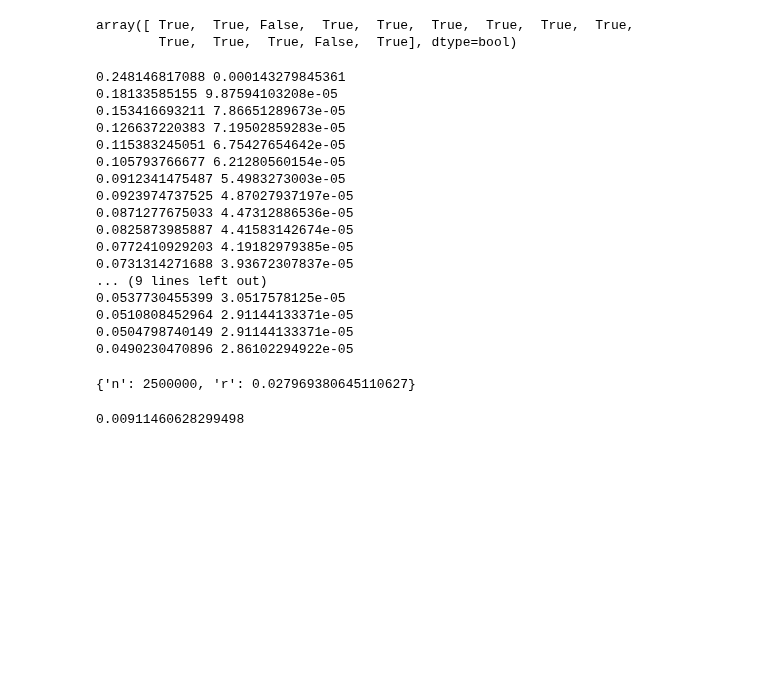
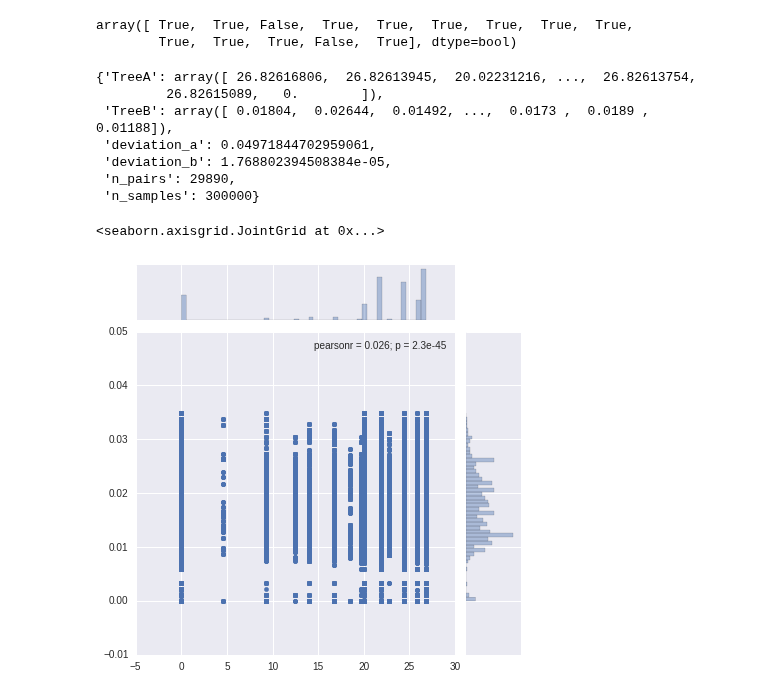
Before and after one commit to ryneches/SuchTree, a Jupyter notebook: example_2.ipynb, the cells around one changed output. Cells and saved outputs as stored; diff of their text form; code cells hidden in the pictures; blank space fills up the shorter version.

```diff
--- a/example_2.ipynb
+++ b/example_2.ipynb
@@ -85,28 +80,18 @@ SLT.get_column_links( 0 )
 array([ True,  True, False,  True,  True,  True,  True,  True,  True,
         True,  True,  True, False,  True], dtype=bool)
 # %%
-SLT.sample_linked_distances(sigma=0.05, n=1000, buckets=100)
+result_sampled = SLT.sample_linked_distances(sigma=0.05, n=10000, buckets=10)
+result_sampled
 # %% [output]
-0.248146817088 0.000143279845361
-0.18133585155 9.87594103208e-05
-0.153416693211 7.86651289673e-05
-0.126637220383 7.19502859283e-05
-0.115383245051 6.75427654642e-05
-0.105793766677 6.21280560154e-05
-0.0912341475487 5.4983273003e-05
-0.0923974737525 4.87027937197e-05
-0.0871277675033 4.47312886536e-05
-0.0825873985887 4.41583142674e-05
-0.0772410929203 4.19182979385e-05
-0.0731314271688 3.93672307837e-05
-... (9 lines left out)
-0.0537730455399 3.0517578125e-05
-0.0510808452964 2.91144133371e-05
-0.0504798740149 2.91144133371e-05
-0.0490230470896 2.86102294922e-05
+{'TreeA': array([ 26.82616806,  26.82613945,  20.02231216, ...,  26.82613754,
+         26.82615089,   0.        ]),
+ 'TreeB': array([ 0.01804,  0.02644,  0.01492, ...,  0.0173 ,  0.0189 ,  0.01188]),
+ 'deviation_a': 0.04971844702959061,
+ 'deviation_b': 1.768802394508384e-05,
+ 'n_pairs': 29890,
+ 'n_samples': 300000}
-{'n': 2500000, 'r': 0.027969380645110627}
-# %%
-result = SLT.linked_distances()
-pearson( result['TreeA'], result['TreeB'] )
-# %% [output]
-0.00911460628299498
+# %%
+seaborn.jointplot( result_sampled['TreeA'], result_sampled['TreeB'] )
+# %% [output]
+<seaborn.axisgrid.JointGrid at 0x...>
+[figure, added]
```
Also changed, not shown: parts of 16 cells of this notebook, 1 other file.
